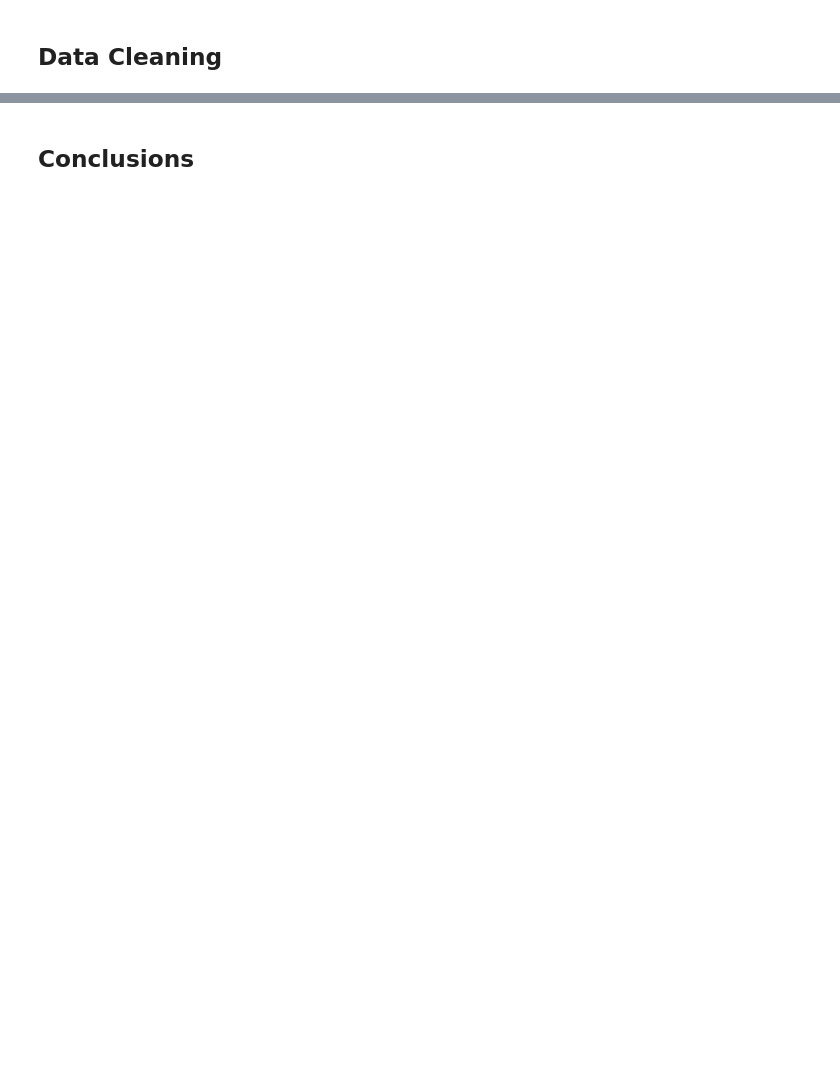
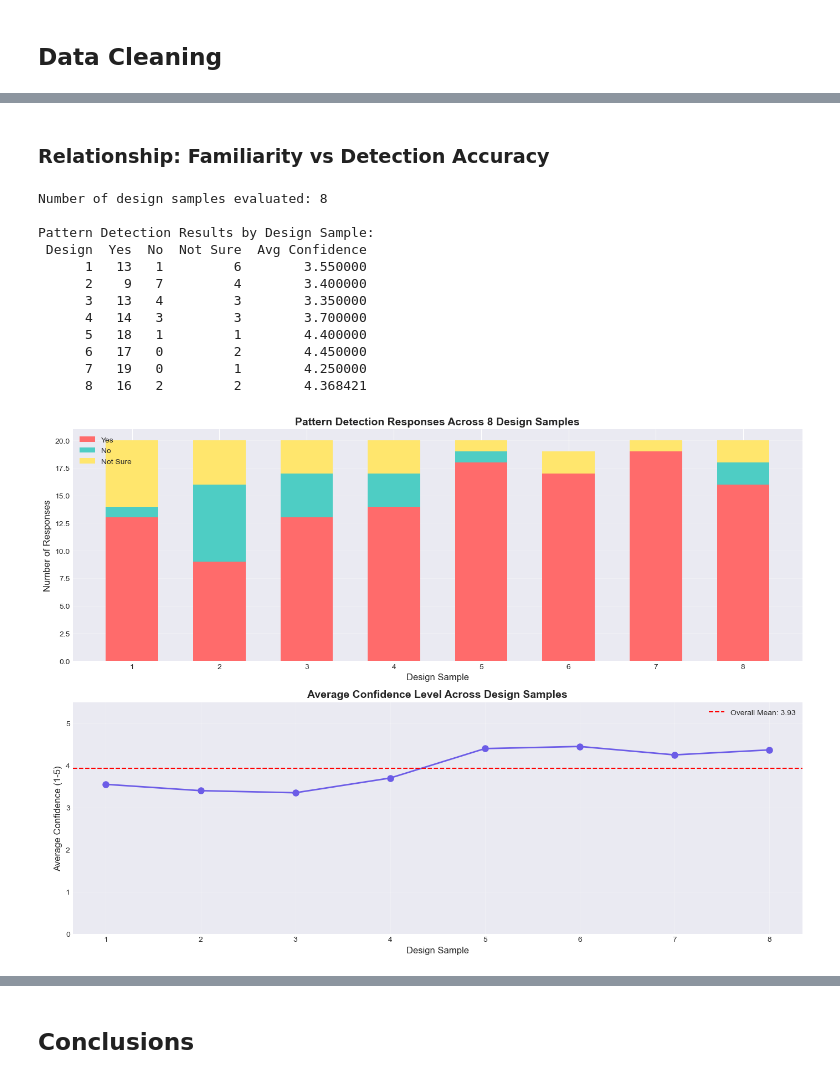
Before and after one commit to alkotaimJa/StudyonHowPeopleIdentifyDigitalDesignPatterns, a Jupyter notebook: data_analysis_template.ipynb, the cells around one changed output, grey strips where cells are left out. Cells and saved outputs as stored; diff of their text form; code cells hidden in the pictures; blank space fills up the shorter version.

```diff
--- a/data_analysis_template.ipynb
+++ b/data_analysis_template.ipynb
@@ -38,0 +143,76 @@ df.head()
+# %% [markdown]
+### Relationship: Familiarity vs Detection Accuracy
+# %%
+# Extract pattern detection columns (there are 8 design samples)
+pattern_cols = [col for col in df.columns if 'Does this design contain addictive or manipulative patterns?' in col]
+confidence_cols = [col for col in df.columns if 'How confident are you in your answer?' in col]
+
+print(f"Number of design samples evaluated: {len(pattern_cols)}")
+
+# Analyze responses for each design sample
+design_results = []
+for i in range(len(pattern_cols)):
+    pattern_col = pattern_cols[i]
+    confidence_col = confidence_cols[i]
+
+    # Count responses
+    responses = df[pattern_col].value_counts()
+    avg_confidence = df[confidence_col].mean()
+
+    design_results.append({
+        'Design': i+1,
+        'Yes': responses.get('Yes', 0),
+        'No': responses.get('No', 0),
+        'Not Sure': responses.get('Not Sure', 0),
+        'Avg Confidence': avg_confidence
+    })
+
+results_df = pd.DataFrame(design_results)
+print("\nPattern Detection Results by Design Sample:")
+print(results_df.to_string(index=False))
+
+# Visualize pattern detection across designs
+fig, axes = plt.subplots(2, 1, figsize=(14, 10))
+
+# Stacked bar chart for responses
+x = results_df['Design']
+width = 0.6
+axes[0].bar(x, results_df['Yes'], width, label='Yes', color='#ff6b6b')
+axes[0].bar(x, results_df['No'], width, bottom=results_df['Yes'], label='No', color='#4ecdc4')
+axes[0].bar(x, results_df['Not Sure'], width,
+            bottom=results_df['Yes'] + results_df['No'],
+            label='Not Sure', color='#ffe66d')
+axes[0].set_xlabel('Design Sample', fontsize=12)
+axes[0].set_ylabel('Number of Responses', fontsize=12)
+axes[0].set_title('Pattern Detection Responses Across 8 Design Samples', fontsize=14, fontweight='bold')
+axes[0].legend()
+axes[0].set_xticks(x)
+axes[0].grid(axis='y', alpha=0.3)
+
+# Average confidence per design
+axes[1].plot(results_df['Design'], results_df['Avg Confidence'], marker='o', linewidth=2, markersize=8, color='#6c5ce7')
+axes[1].set_xlabel('Design Sample', fontsize=12)
+axes[1].set_ylabel('Average Confidence (1-5)', fontsize=12)
+axes[1].set_title('Average Confidence Level Across Design Samples', fontsize=14, fontweight='bold')
+axes[1].set_xticks(x)
+axes[1].set_ylim([0, 5.5])
+axes[1].grid(alpha=0.3)
+axes[1].axhline(y=results_df['Avg Confidence'].mean(), color='r', linestyle='--', label=f'Overall Mean: {results_df["Avg Confidence"].mean():.2f}')
+axes[1].legend()
+
+plt.tight_layout()
+plt.show()
+# %% [output]
+Number of design samples evaluated: 8
+
+Pattern Detection Results by Design Sample:
+ Design  Yes  No  Not Sure  Avg Confidence
+      1   13   1         6        3.550000
+      2    9   7         4        3.400000
+      3   13   4         3        3.350000
+      4   14   3         3        3.700000
+      5   18   1         1        4.400000
+      6   17   0         2        4.450000
+      7   19   0         1        4.250000
+      8   16   2         2        4.368421
+[figure, added]
```
Also changed, not shown: parts of 20 cells of this notebook, 1 other file.
